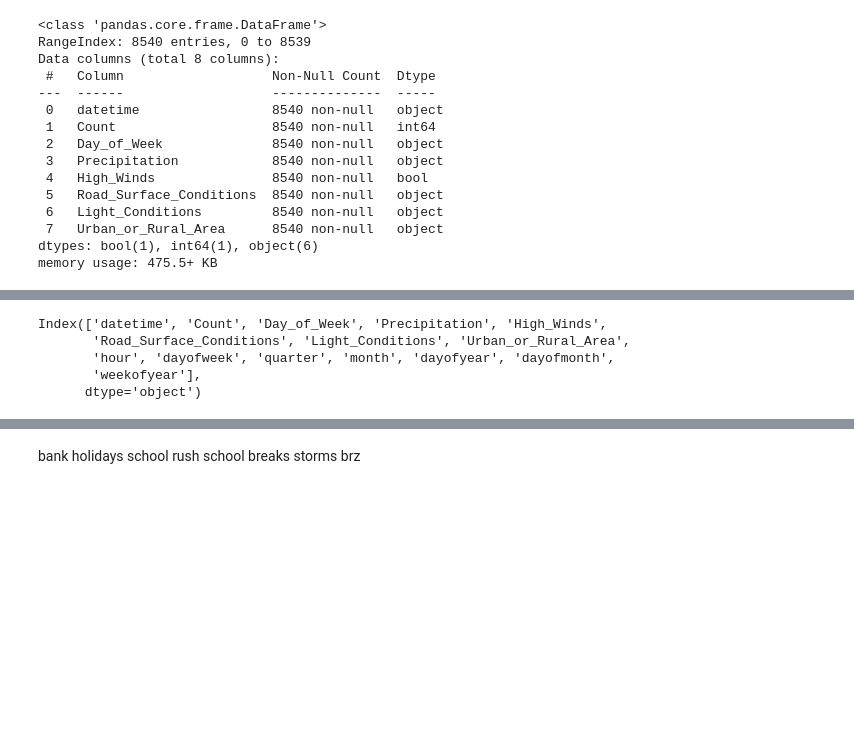
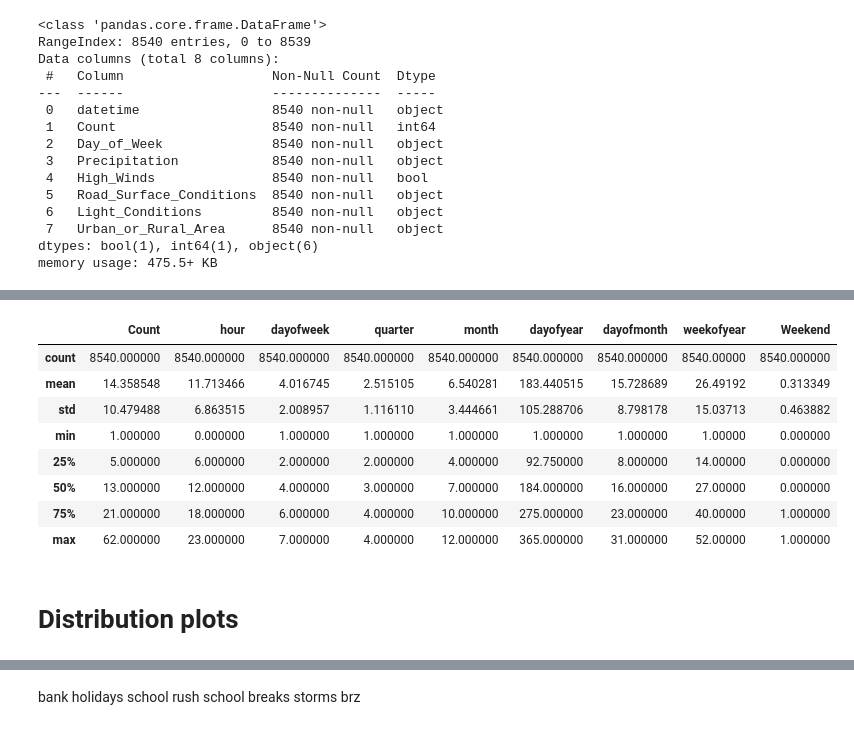
Before and after one commit to Amarilda/MscAston, a Jupyter notebook: Road Accidents/BNK432.ipynb, the cells around one changed output, grey strips where cells are left out. Drawn from its saved outputs; the diff is of its cells as text; code cells hidden in the pictures; blank space fills up the shorter version.

```diff
--- a/Road Accidents/BNK432.ipynb
+++ b/Road Accidents/BNK432.ipynb
@@ -78,0 +129,2 @@ create_features(df).shape
+# %%
+df['Time_of_Day'] = df['hour'].apply(TimeOfDay)
@@ -78,0 +134,7 @@ create_features(df).shape
+# %%
+import holidays
+uk_holidays = holidays.UnitedKingdom()
+bank_holidays = []
+
+for ptr in holidays.England(years = 2018).items():
+    bank_holidays.append(str(ptr[0]))
@@ -78,0 +144,13 @@ create_features(df).shape
+# %%
+def is_it_weekend(x):
+    m = x.normalize()
+    if m.dayofweek+1 == 6:
+        return 1
+    elif m.dayofweek+1 == 7:
+        return 1
+    elif str(m.date()) in bank_holidays:
+        return 1
+    else:
+        return 0
+# %%
+df['Weekend'] = df.datetime.apply(is_it_weekend)
@@ -79,11 +166,17 @@ create_features(df).shape
 # %%
-df.columns
+df.describe()
 # %% [output]
-Index(['datetime', 'Count', 'Day_of_Week', 'Precipitation', 'High_Winds',
-       'Road_Surface_Conditions', 'Light_Conditions', 'Urban_or_Rural_Area',
-       'hour', 'dayofweek', 'quarter', 'month', 'dayofyear', 'dayofmonth',
-       'weekofyear'],
-      dtype='object')
+|  | Count | hour | dayofweek | quarter | month | dayofyear | dayofmonth | weekofyear | Weekend |
+| count | 8540.000000 | 8540.000000 | 8540.000000 | 8540.000000 | 8540.000000 | 8540.000000 | 8540.000000 | 8540.00000 | 8540.000000 |
+| mean | 14.358548 | 11.713466 | 4.016745 | 2.515105 | 6.540281 | 183.440515 | 15.728689 | 26.49192 | 0.313349 |
+| std | 10.479488 | 6.863515 | 2.008957 | 1.116110 | 3.444661 | 105.288706 | 8.798178 | 15.03713 | 0.463882 |
+| min | 1.000000 | 0.000000 | 1.000000 | 1.000000 | 1.000000 | 1.000000 | 1.000000 | 1.00000 | 0.000000 |
+| 25% | 5.000000 | 6.000000 | 2.000000 | 2.000000 | 4.000000 | 92.750000 | 8.000000 | 14.00000 | 0.000000 |
+| 50% | 13.000000 | 12.000000 | 4.000000 | 3.000000 | 7.000000 | 184.000000 | 16.000000 | 27.00000 | 0.000000 |
+| 75% | 21.000000 | 18.000000 | 6.000000 | 4.000000 | 10.000000 | 275.000000 | 23.000000 | 40.00000 | 1.000000 |
+| max | 62.000000 | 23.000000 | 7.000000 | 4.000000 | 12.000000 | 365.000000 | 31.000000 | 52.00000 | 1.000000 |
+# %% [markdown]
+# Distribution plots
 # %%
 for i in df.columns[2:]:
     print(i)
```
Also changed, not shown: parts of 17 cells of this notebook.
